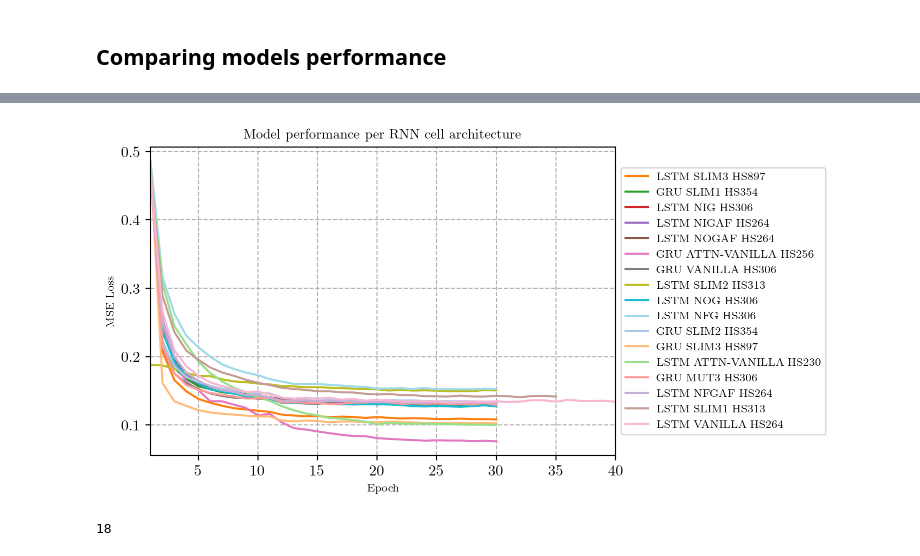
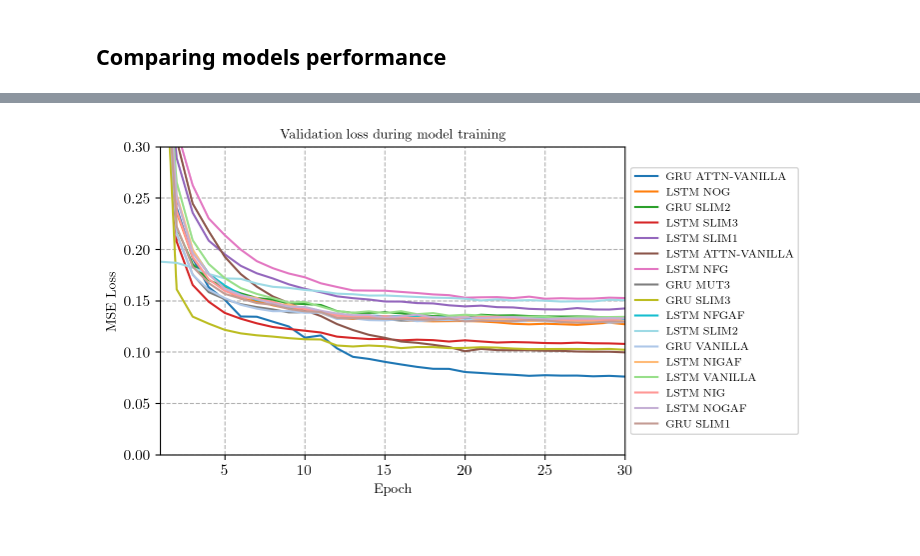
Before and after one commit to JJavierRosales/scapy, a Jupyter notebook: notebooks/rnn_time_series_forecasting.ipynb, the cells around one changed output, grey strips where cells are left out. Drawn from its saved outputs; the diff is of its cells as text; code cells hidden in the pictures.

Commit message:
Update regression performance metrics in rnn notebook

```diff
--- a/notebooks/rnn_time_series_forecasting.ipynb
+++ b/notebooks/rnn_time_series_forecasting.ipynb
@@ -532,43 +514,32 @@ CONJUNCTION EVENTS DATASET -> PANDAS DATAFRAME:
 # %%
-
-import matplotlib.pyplot as plt
-folderpath = os.path.join(utils.cwd, 'models')
-
 cmap = plt.get_cmap('tab20')
 colors = [cmap(i) for i in range(0,21,2)] + \
          [cmap(i+1) for i in range(0,21,2)]
 
+# Get images folder and filepath
+imagesfolder = os.path.join(utils.cwd, 'images')
+filepath = os.path.join(imagesfolder,'training_validation_loss.pdf')
 
 # Iterate over all elements in the folder
 fig, ax = plt.subplots(figsize=(6,4))
-i = 0
-for f in os.listdir(folderpath):
 
-    # Check if it is a model file.
-    if not os.path.isfile(os.path.join(folderpath, f)) or not \
-        (f[:3]=='cef' and f.split('_')[-1]=='parameters'): continue
+# Iterate over all trained network
+for i, (network_name, data) in enumerate(data_plot.items()):
 
-    i +=1
-    filename = '_'.join(f.split('_')[1:-1])
+    data = pd.Series(data['validation_loss'], data['epochs'])
 
-    parameters = torch.load(os.path.join(folderpath, f'cef_{filename}_parameters'))
+    ax.plot(data.drop_duplicates(keep='first'),
+            label = network_name.replace('_',' ').upper(),
+            color = colors[i])
 
-    epochs = parameters['learn_results']['epoch']
-    loss = parameters['learn_results']['validation_loss']
-    data = pd.Series(loss, epochs).drop_duplicates(keep='first')
-    ax.plot(data, label = ' '.join(filename.split('_')[:3]).upper(), color=colors[i])
-
-ax.set_title('Model performance per RNN cell architecture', fontsize=10)
-ax.set_xlabel('Epoch', fontsize=8)
-ax.set_ylabel('MSE Loss', fontsize=8)
-ax.set_xlim(1, max(data.index))
-# ax.set_ylim(0.05,0.3)
+ax.set_title('Validation loss during model training', fontsize=10)
+ax.set_xlabel('Epoch', fontsize=10)
+ax.set_ylabel('MSE Loss', fontsize=10)
+ax.set_ylim(0,0.3)
+ax.set_xlim(1, 30)
 ax.legend(fontsize=8, loc='center left', bbox_to_anchor=(1, 0.5))
 ax.grid(True, linestyle='--')
+fig.savefig(filepath, bbox_inches='tight')
 # %% [output]
-[figure, old version]
+[figure, new version]
-# %%
-len(networks)
-# %% [output]
-18
 # %%
```
Also changed, not shown: parts of 19 cells of this notebook, 2 other files.
